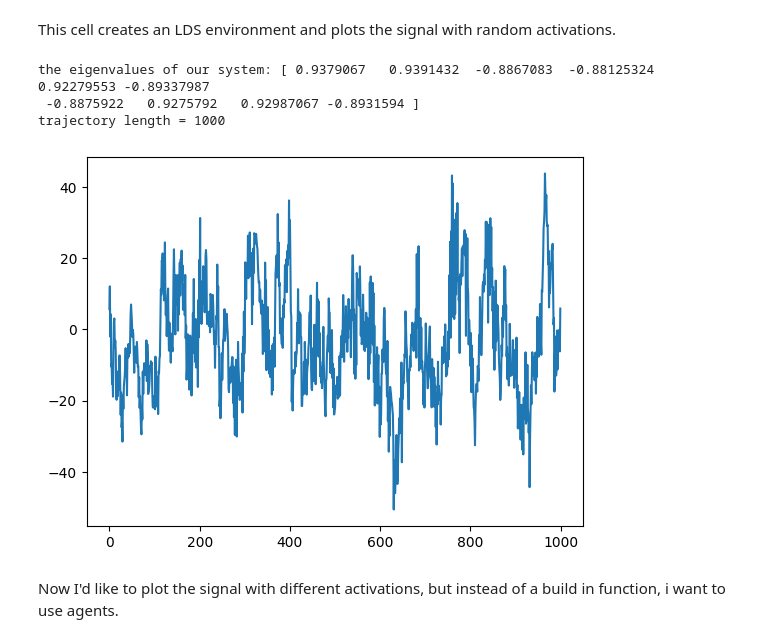
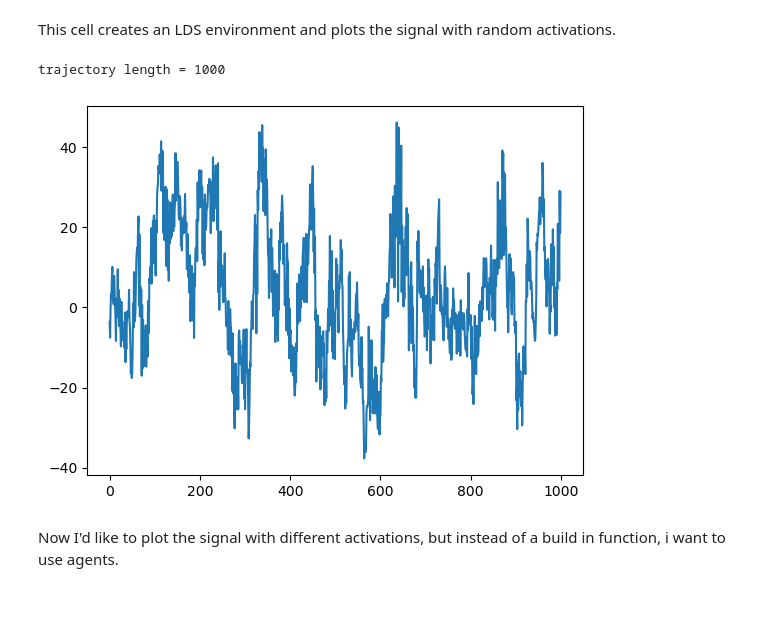
Before and after one commit to google/deluca, a Jupyter notebook: deluca/colabs/test_agents_on_lds.ipynb, the cells around one changed output. Saved outputs shown, nothing was run; the diff lists cells and outputs as text; code cells hidden in the pictures; blank space fills up the shorter version.

```diff
--- a/deluca/colabs/test_agents_on_lds.ipynb
+++ b/deluca/colabs/test_agents_on_lds.ipynb
@@ -35,29 +35,29 @@ This cell creates an LDS environment and plots the signal with random activation
 # %%
 #%load_ext autoreload
 #%autoreload 2
 import jax
 import numpy as np
 import jax.numpy as jnp
 import matplotlib.pyplot as plt
+import sys
+sys.path.append("../../")
 
 from deluca.core import Env
 from deluca.core import field
 from deluca.envs import _lds as lds
 
 
 
 env = lds.LDS() #LDS with random initiations and dimensions as specified
 #env = lds.LDS(2,10,3) #LDS with random initiations and dimensions as specified
 d_obs = 2
 d_action = 3
 d_hidden = 10
-obs = env.init(d_action,d_hidden,d_obs)
+obs = env.init(d_in=d_action,d_hidden=d_hidden,d_out=d_obs)
 env.show_me_the_signal(1000)
 # %% [output]
-the eigenvalues of our system: [ 0.9379067   0.9391432  -0.8867083  -0.88125324  0.92279553 -0.89337987
- -0.8875922   0.9275792   0.92987067 -0.8931594 ]
 trajectory length = 1000
-[figure, old version]
+[figure, new version]
 # %% [markdown]
 Now I'd like to plot the signal with different activations, but instead of a build in function, i want to use agents.
 # %%
```
Also changed, not shown: parts of 2 cells of this notebook, 28 other files.
